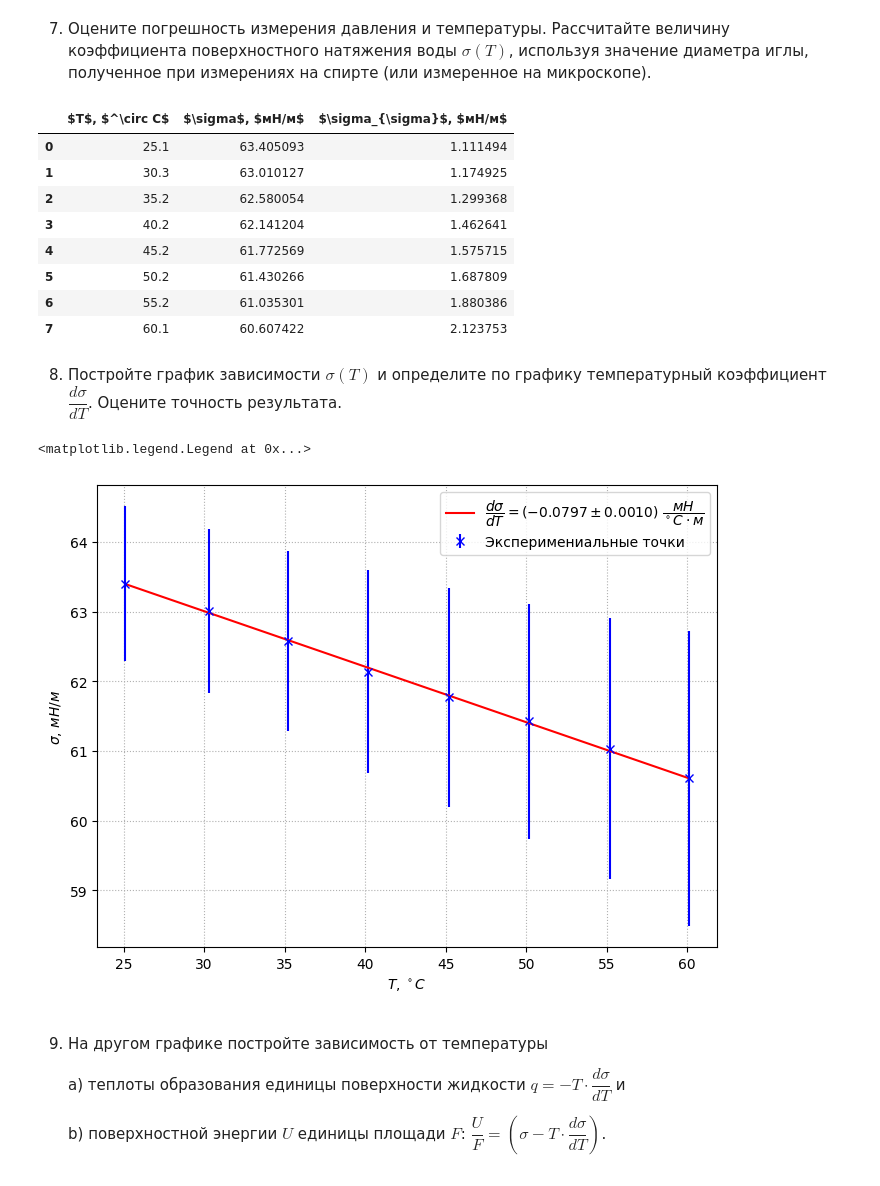
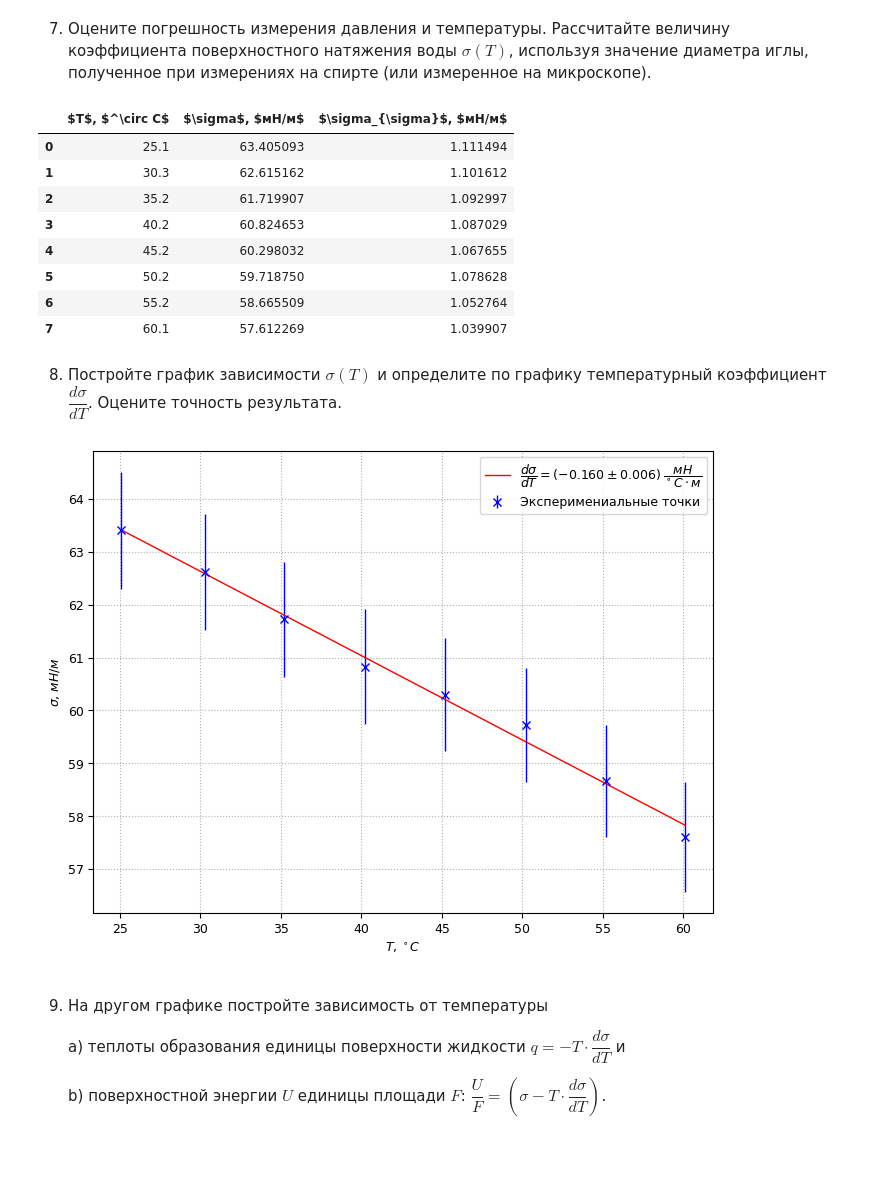
Before and after one commit to MichaelShulga/labs-mipt, a Jupyter notebook: 2.5.1/main.ipynb, the cells around one changed output. Cells and saved outputs as stored; diff of their text form; code cells hidden in the pictures; blank space fills up the shorter version.

```diff
--- a/2.5.1/main.ipynb
+++ b/2.5.1/main.ipynb
@@ -13,7 +18,7 @@ rho = ufloat(1000, 1e-3) * ureg.kg / ureg.m ** 3
 g = ufloat(9.81, 0.01) * ureg.m / ureg.s ** 2
 # %%
 def get_dP(N_data):
-    std_N = math.hypot(np.std(N_data), 0.5)
+    std_N = np.hypot(np.std(N_data), 0.5)
     N = ufloat(np.mean(N_data), std_N)
     dP = 9.8067 * N * 0.2 * 0.991 * ureg.Pa
     return dP
@@ -80,9 +91,9 @@ print(h1 - h2, "- Экспериментально")
 # %% [markdown]
 6. Снимите температурную зависимость $\sigma(T)$ дистиллированной воды. Для этого включите термостат и подождите, пока нужная вам температура не стабилизируется. Следует заметить, что термометр показывает температуру воды в термостате. Время установления заданной температуры в колбе с исследуемой жидкостью довольно большое, поэтому после установления заданной температуры в термостате дождитесь прогрева исследуемой жидкости в колбе в течение нескольких минут (5-7 минут). После этого проведите измерение давления. Для уменьшения погрешности опыта замер давления  при фиксированной температуре следует проводить несколько раз. Проводить измерение температурной зависимости  рекомендуется в диапазоне  $20^{\circ}C - 60^{\circ}C$ через $5^{\circ}C$. Запрещается нагревать воду в термостате выше $60^{\circ}C$.
 # %%
-df = pd.read_excel('main.xlsx')
-df = df.drop(0)
-df
+df_experiment = pd.read_excel('main.xlsx')
+df_experiment = df_experiment.drop(0)
+df_experiment
 # %% [output]
 |  | $T$, $^\circ C$ | $N_1$ | $N_2$ | $N_3$ | $N_4$ | $N_5$ |
 | 1 | 25.1 | 204.0 | 204.0 | 204.0 | 203.5 | 204.0 |
@@ -96,58 +107,60 @@ df
 # %% [markdown]
 7. Оцените погрешность измерения давления и температуры. Рассчитайте величину коэффициента поверхностного натяжения воды $\sigma(T)$, используя значение диаметра иглы, полученное при измерениях на спирте (или измеренное на микроскопе).
 # %%
-df_new = pd.DataFrame(columns=['$T$, $^\circ C$', '$\sigma$, $мН/м$', '$\sigma_{\sigma}$, $мН/м$'])
-for i in range(len(df)):
-    T_i = df.iloc[i,0]
-    dP_i = get_dP(df.iloc[:i + 1, 1:6].to_numpy()) + (P1 - P2)
+df_processed = pd.DataFrame(columns=['$T$, $^\circ C$', '$\sigma$, $мН/м$', '$\sigma_{\sigma}$, $мН/м$'])
+for i in range(len(df_experiment)):
+    T_i = df_experiment.iloc[i,0]
+    dP_i = get_dP(df_experiment.iloc[i, 1:6].to_numpy()) + (P1 - P2)
     sigma_i = (dP_i * d / 4).to(ureg.mN / ureg.m)
-    df_new.loc[i] = [T_i, sigma_i.m.n, sigma_i.m.s]
-df_new
+    df_processed.loc[i] = [T_i, sigma_i.m.n, sigma_i.m.s]
+df_processed
 # %% [output]
 |  | $T$, $^\circ C$ | $\sigma$, $мН/м$ | $\sigma_{\sigma}$, $мН/м$ |
 | 0 | 25.1 | 63.405093 | 1.111494 |
-| 1 | 30.3 | 63.010127 | 1.174925 |
-| 2 | 35.2 | 62.580054 | 1.299368 |
-| 3 | 40.2 | 62.141204 | 1.462641 |
-| 4 | 45.2 | 61.772569 | 1.575715 |
-| 5 | 50.2 | 61.430266 | 1.687809 |
-| 6 | 55.2 | 61.035301 | 1.880386 |
-| 7 | 60.1 | 60.607422 | 2.123753 |
+| 1 | 30.3 | 62.615162 | 1.101612 |
+| 2 | 35.2 | 61.719907 | 1.092997 |
+| 3 | 40.2 | 60.824653 | 1.087029 |
+| 4 | 45.2 | 60.298032 | 1.067655 |
+| 5 | 50.2 | 59.718750 | 1.078628 |
+| 6 | 55.2 | 58.665509 | 1.052764 |
+| 7 | 60.1 | 57.612269 | 1.039907 |
 # %% [markdown]
 8. Постройте график зависимости $\sigma(T)$ и определите по графику температурный коэффициент $\dfrac{d\sigma}{dT}$. Оцените точность результата.
 # %%
 x_name = r"$T$, $^\circ C$"
 y_name = r"$\sigma$, $мН/м$"
 y_err_name = r"$\sigma_{\sigma}$, $мН/м$"
 
-plt.figure(figsize=(8,6), dpi=100) # размер графика
-plt.grid(True, linestyle="dotted") # сетка
+x_data = df_processed[x_name]
+y_data = df_processed[y_name]
+y_err = df_processed[y_err_name]
+
 plt.xlabel(x_name)
 plt.ylabel(y_name)
 
 plt.errorbar(
-    df_new[x_name],
-    df_new[y_name],
-    yerr=df_new[y_err_name],
+    x_data,
+    y_data,
+    yerr=y_err,
     fmt="xb",
     label="Эксперимениальные точки"
 )
 
 func = lambda x, k, b: k * x + b
-popt, pcov = curve_fit(func , xdata=df_new[x_name], ydata=df_new[y_name], sigma=df_new[y_err_name])
+popt, pcov = curve_fit(func , xdata=x_data, ydata=y_data, sigma=y_err)
 perr = np.sqrt(np.diag(pcov))
 k = ufloat(popt[0], perr[0])
 plt.plot(
-    df_new[x_name],
-    func(df_new[x_name], *popt),
+    x_data,
+    func(x_data, *popt),
     'r-',
     label=fr"$\dfrac{{d\sigma}}{{dT}}=({k:L})$ $\dfrac{{мН}}{{^\circ C \cdot м}}$"
 )
 
 plt.legend()
+plt.savefig("8.png", dpi=200)
 # %% [output]
-<matplotlib.legend.Legend at 0x...>
-[figure, old version]
+[figure, new version]
 # %% [markdown]
 9. На другом графике постройте зависимость от температуры
 
```
Also changed, not shown: parts of 3 cells of this notebook, 2 other files.
